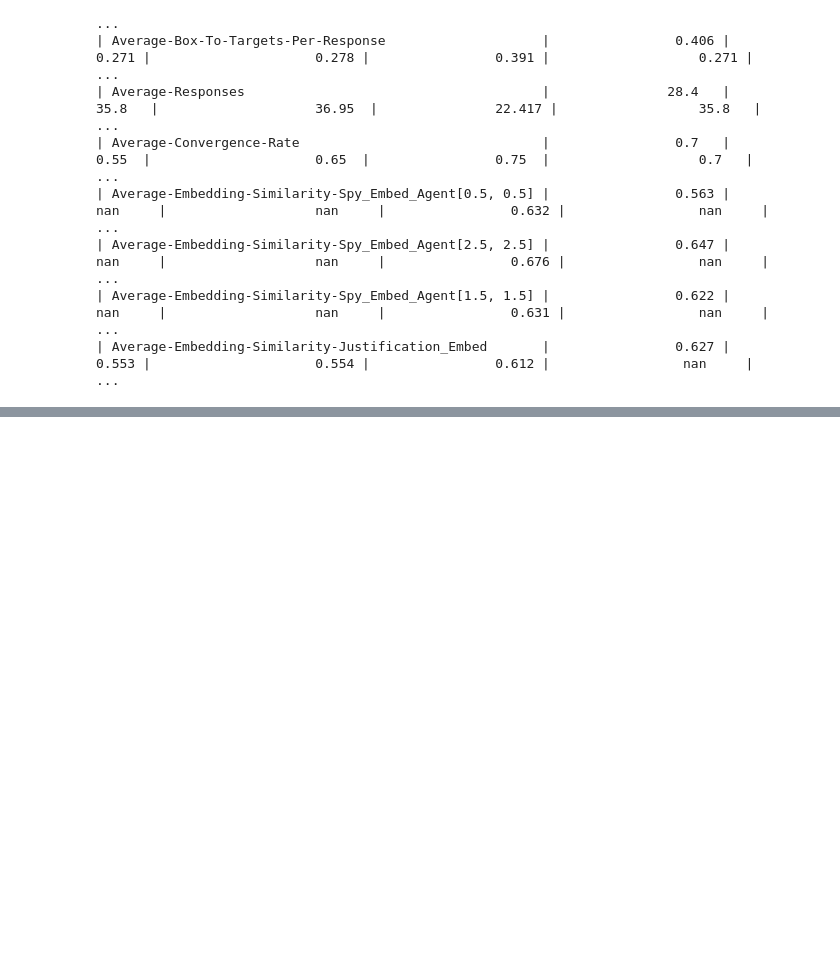
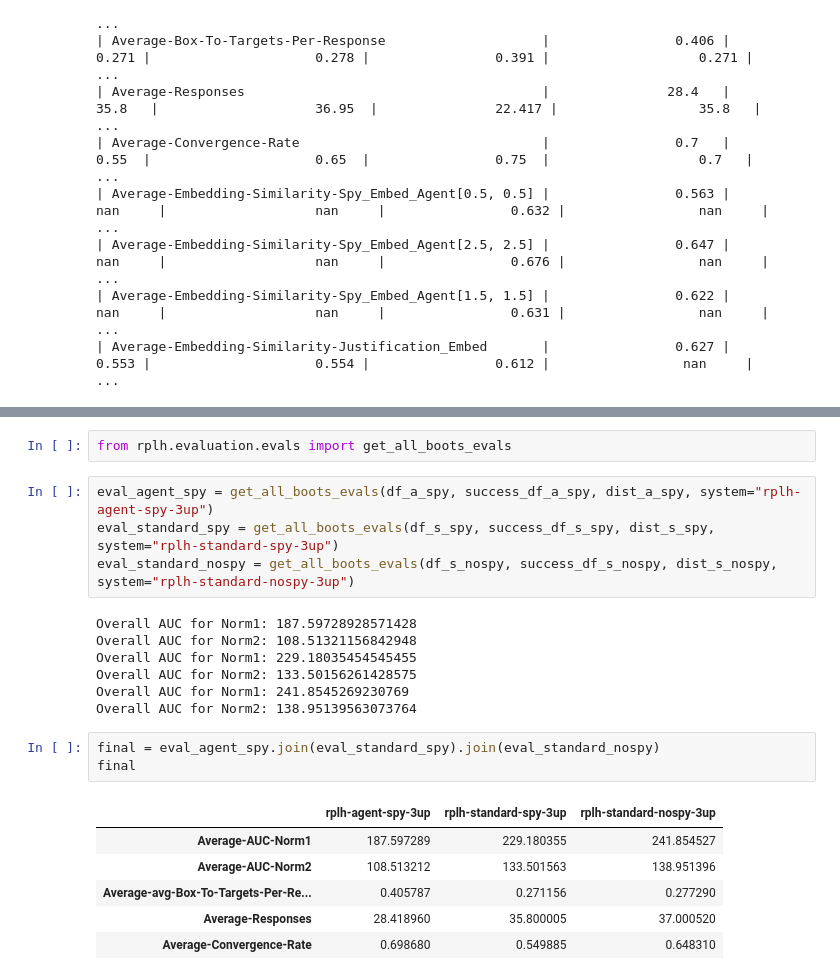
Before and after one commit to KevinBian107/RPLH, a Jupyter notebook: demos/notebooks/evaluation.ipynb, the cells around one changed output, grey strips where cells are left out. Saved outputs shown, nothing was run; the diff lists cells and outputs as text; blank space fills up the shorter version.

```diff
--- a/demos/notebooks/evaluation.ipynb
+++ b/demos/notebooks/evaluation.ipynb
@@ -744,0 +778,23 @@ print(markdown_table)
+# %%
+from rplh.evaluation.evals import get_all_boots_evals
+# %%
+eval_agent_spy = get_all_boots_evals(df_a_spy, success_df_a_spy, dist_a_spy, system="rplh-agent-spy-3up")
+eval_standard_spy = get_all_boots_evals(df_s_spy, success_df_s_spy, dist_s_spy, system="rplh-standard-spy-3up")
+eval_standard_nospy = get_all_boots_evals(df_s_nospy, success_df_s_nospy, dist_s_nospy, system="rplh-standard-nospy-3up")
+# %% [output]
+Overall AUC for Norm1: 187.59728928571428
+Overall AUC for Norm2: 108.51321156842948
+Overall AUC for Norm1: 229.18035454545455
+Overall AUC for Norm2: 133.50156261428575
+Overall AUC for Norm1: 241.8545269230769
+Overall AUC for Norm2: 138.95139563073764
+# %%
+final = eval_agent_spy.join(eval_standard_spy).join(eval_standard_nospy)
+final
+# %% [output]
+|  | rplh-agent-spy-3up | rplh-standard-spy-3up | rplh-standard-nospy-3up |
+| Average-AUC-Norm1 | 187.597289 | 229.180355 | 241.854527 |
+| Average-AUC-Norm2 | 108.513212 | 133.501563 | 138.951396 |
+| Average-avg-Box-To-Targets-Per-Re... | 0.405787 | 0.271156 | 0.277290 |
+| Average-Responses | 28.418960 | 35.800005 | 37.000520 |
+| Average-Convergence-Rate | 0.698680 | 0.549885 | 0.648310 |
```
Also changed, not shown: parts of 33 cells of this notebook, 3 other files.
